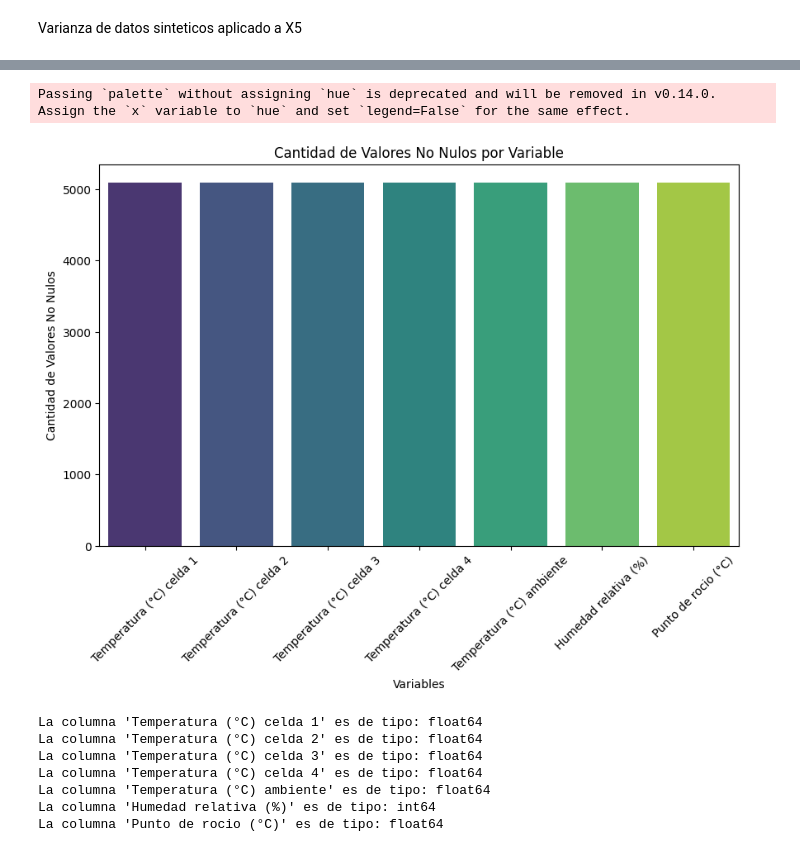
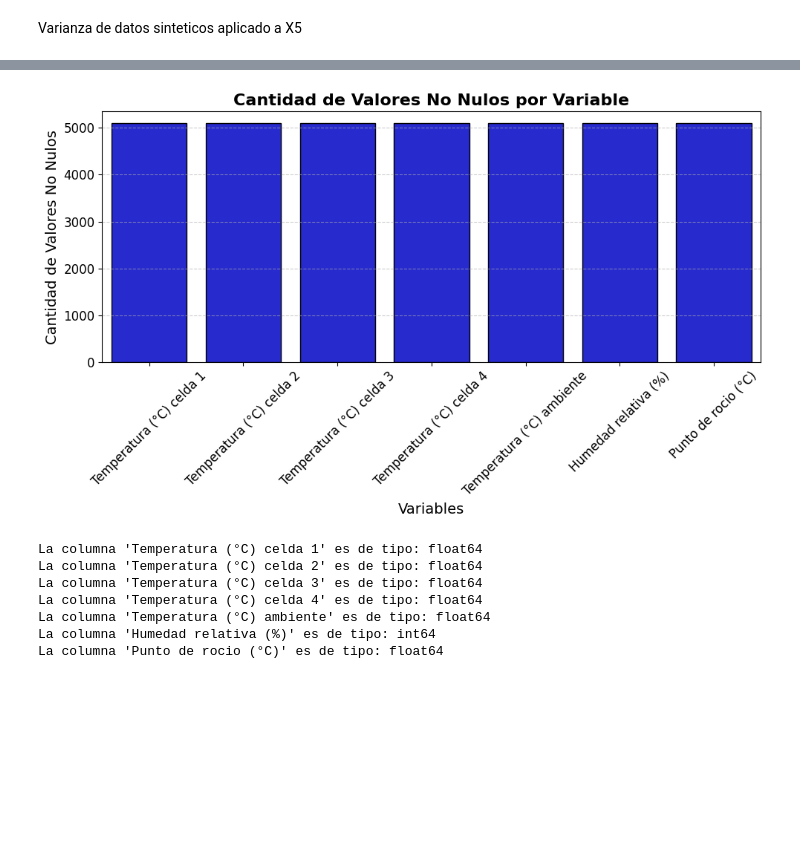
Before and after one commit to AlexAnrob/AquaPeltier-Captacion-de-Agua-Atmosferica-con-IA-y-Vision-Termica-MLX90640, a Jupyter notebook: Proyecto_RNN_con_datos_sinteticos.ipynb, the cells around one changed output, grey strips where cells are left out. Saved outputs shown, nothing was run; the diff lists cells and outputs as text; code cells hidden in the pictures; blank space fills up the shorter version.

```diff
--- a/Proyecto_RNN_con_datos_sinteticos.ipynb
+++ b/Proyecto_RNN_con_datos_sinteticos.ipynb
@@ -346,18 +348,20 @@ Cantidad de filas originales: 5095
 # %%
 # Contando valores no nulos por cada variable
 conteo = data.count()
 
-# Creando un gráfico de barras
+# Creando un gráfico de barras con un solo color (azul oscuro)
 plt.figure(figsize=(10, 6))
-sns.barplot(x=conteo.index, y=conteo.values, palette='viridis')
-plt.title('Cantidad de Valores No Nulos por Variable')
-plt.xlabel('Variables')
-plt.ylabel('Cantidad de Valores No Nulos')
-plt.xticks(rotation=45)
+sns.barplot(x=conteo.index, y=conteo.values, color="#0b0fe9", edgecolor='black')
+plt.title('Cantidad de Valores No Nulos por Variable', fontsize=16, fontweight='bold')
+plt.xlabel('Variables', fontsize=14)
+plt.ylabel('Cantidad de Valores No Nulos', fontsize=14)
+plt.xticks(rotation=45, fontsize=12)
+plt.yticks(fontsize=12)
+plt.grid(axis='y', linestyle='--', alpha=0.6)
+plt.tight_layout()
 plt.show()
 # %% [output]
-Passing `palette` without assigning `hue` is deprecated and will be removed in v0.14.0. Assign the `x` variable to `hue` and set `legend=False` for the same effect.
-[figure, old version]
+[figure, new version]
 # %%
 #tipo de variable de cada columna
 #tipo de variable por cada columna
```
Also changed, not shown: parts of 24 cells of this notebook.
